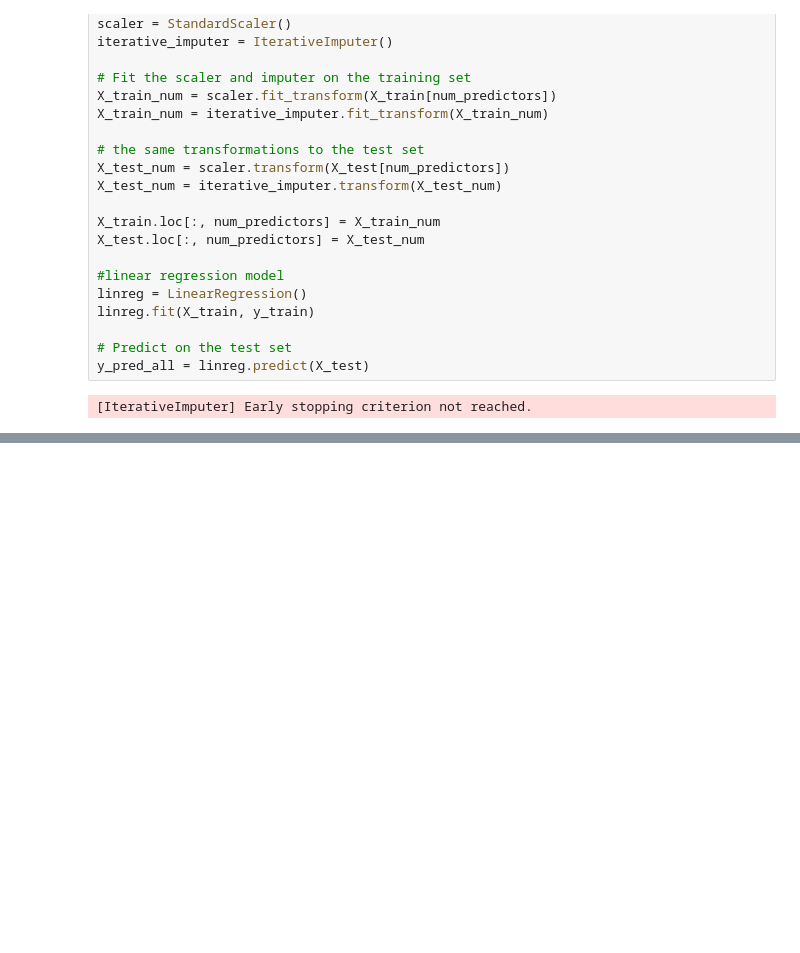
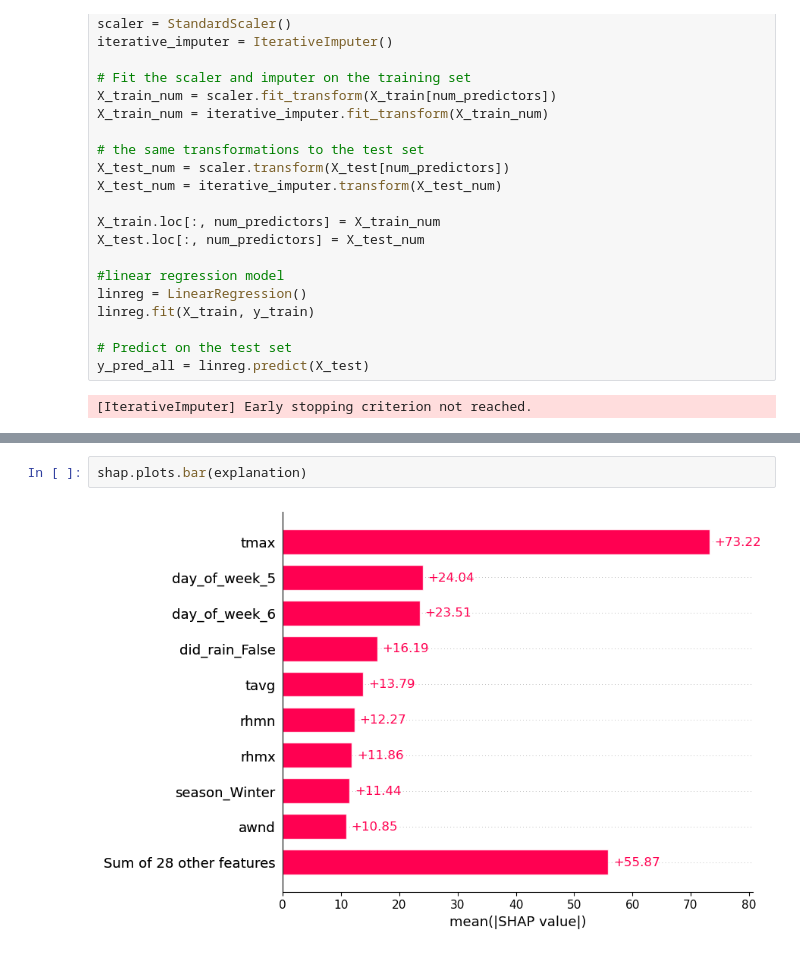
Before and after one commit to KagonDeans/citibikes, a Jupyter notebook: notebook/citibike_ml.ipynb, the cells around one changed output, grey strips where cells are left out. Drawn from its saved outputs; the diff is of its cells as text; blank space fills up the shorter version.

```diff
--- a/notebook/citibike_ml.ipynb
+++ b/notebook/citibike_ml.ipynb
@@ -278,0 +351,4 @@ MAE: 12031.639001553945
+# %%
+shap.plots.bar(explanation)
+# %% [output]
+[figure, added]
```
Also changed, not shown: parts of 21 cells of this notebook, 4 other files.
